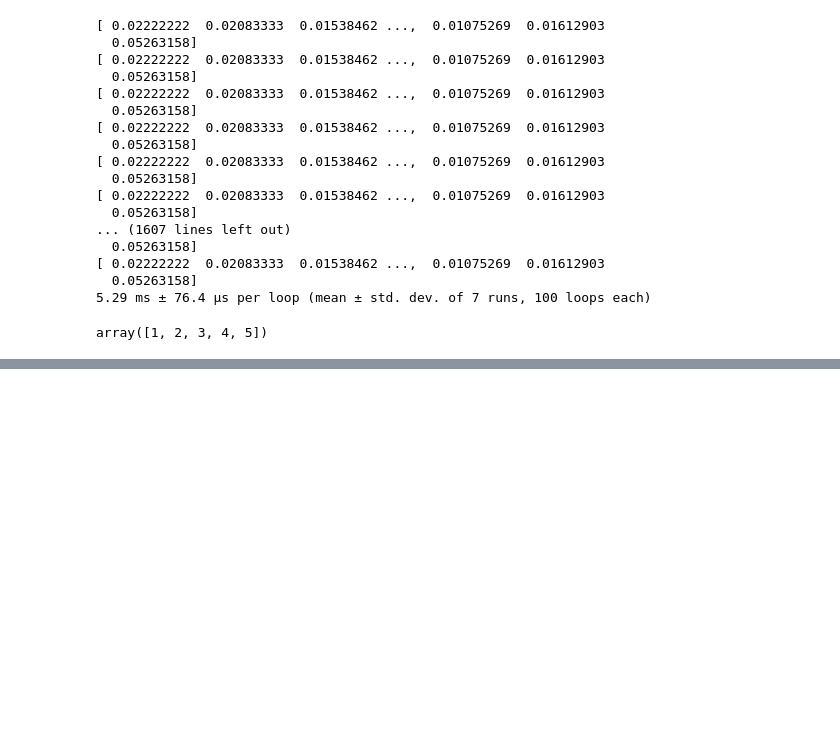
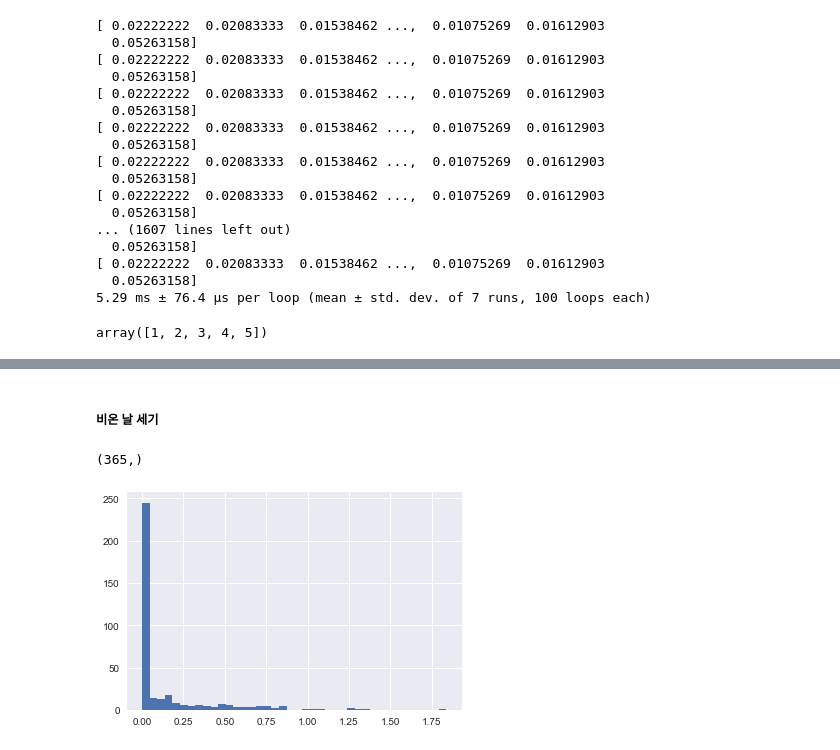
Before and after one commit to asdfg9822/python_study, a Jupyter notebook: numpy.ipynb, the cells around one changed output, grey strips where cells are left out. Drawn from its saved outputs; the diff is of its cells as text; code cells hidden in the pictures; blank space fills up the shorter version.

Commit message:
numpy

```diff
--- a/numpy.ipynb
+++ b/numpy.ipynb
@@ -437,0 +604,11 @@ array([1, 2, 3, 4, 5])
+# %% [markdown]
+##### 비온 날 세기
+# %%
+import numpy as np
+import pandas as pd
+
+rainfall = pd.read_csv('data/Seattle2014.csv')['PRCP'].values
+inches = rainfall / 254
+inches.shape
+# %% [output]
+(365,)
@@ -437,0 +617,7 @@ array([1, 2, 3, 4, 5])
+# %%
+import matplotlib.pyplot as plt
+import seaborn; seaborn.set()
+
+plt.hist(inches, 40);
+# %% [output]
+[figure, added]
```
Also changed, not shown: parts of 33 cells of this notebook, 1 other file.
